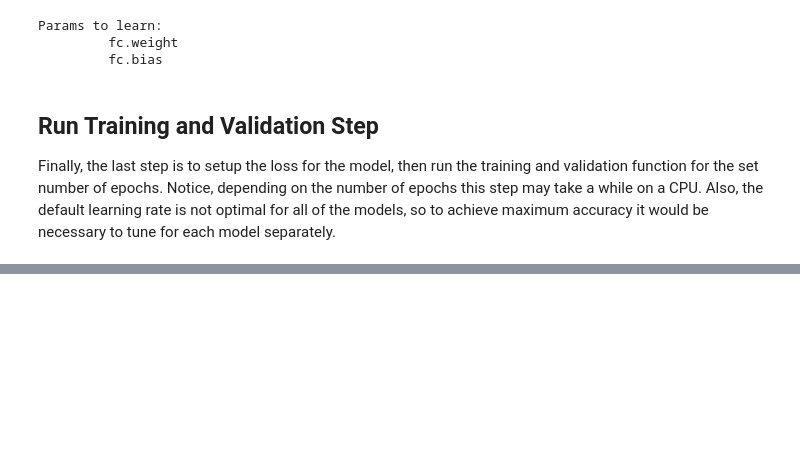
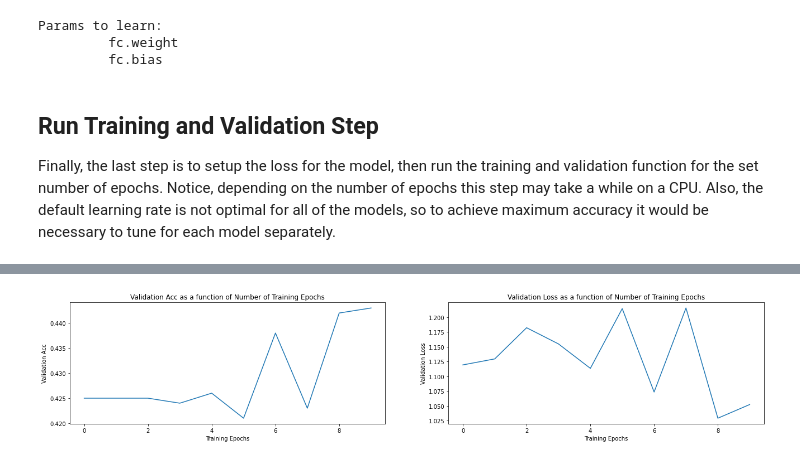
Before and after one commit to BrandonThaiTran/affective-computing-thesis, a Jupyter notebook: affectnet-analysis/affectnet_transfer_learning-classification.ipynb, the cells around one changed output, grey strips where cells are left out. Saved outputs shown, nothing was run; the diff lists cells and outputs as text; code cells hidden in the pictures; blank space fills up the shorter version.

```diff
--- a/affectnet-analysis/affectnet_transfer_learning-classification.ipynb
+++ b/affectnet-analysis/affectnet_transfer_learning-classification.ipynb
@@ -77,7 +77,7 @@ model_name = 'ResNeXt-101-32x8d'
 num_classes = 4
 
 # Batch size for training (change depending on how much memory you have)
-batch_size = 516
+batch_size = 32
 
 # Number of epochs to train for
 num_epochs = 10
@@ -85,6 +85,10 @@ num_epochs = 10
 # Flag for feature extracting. When False, we finetune the whole model,
 #   when True we only update the reshaped layer params
 feature_extract = True
+
+# Flag for reducing size of the training matrix. When False, we do not reduce the size,
+#   when True wwe reduce the size.
+reduce = True
 # %% [markdown]
 Helper Functions
 ----------------
@@ -523,9 +527,11 @@ class AffectnetDataset(Dataset):
         df = pd.read_csv(csv_file)
         if reduce_size:
 #             batch_counter = 0
-            self.data_frame = df[:100]
+            self.data_frame = df[:1000]
+#             self.data_frame = df[:len(df)//1000]
         else:
             self.data_frame = df
+
         self.data_dir = data_dir
         self.transform = transform
 
@@ -595,8 +601,8 @@ data_transforms = {
 print("Initializing Datasets and Dataloaders...\n")
 
 # Create training and validation datasets
-training_dataset = AffectnetDataset(csv_dir + '/training.csv', data_dir, data_transforms['train'], reduce_size = False)
-validation_dataset = AffectnetDataset(csv_dir + '/validation.csv', data_dir, data_transforms['val'], reduce_size = False)
+training_dataset = AffectnetDataset(csv_dir + '/training.csv', data_dir, data_transforms['train'], reduce_size = reduce)
+validation_dataset = AffectnetDataset(csv_dir + '/validation.csv', data_dir, data_transforms['val'], reduce_size = reduce)
 
 # Lengths of both datasets
 print("Number of training images:", len(training_dataset), "Number of validation images:", len(validation_dataset))
@@ -693,18 +734,27 @@ Epoch 0/9
 # %%
 # # Plot the training curves of validation loss vs. number of training epochs
 # plt.title("Validation Loss as a function of Number of Training Epochs")
 # plt.xlabel("Training Epochs")
 # plt.ylabel("Validation Loss")
 # plt.plot(range(1,num_epochs+1),hist)
 # plt.xticks(np.arange(1, num_epochs+1, 1.0))
 # plt.show()
 # print(hist)
 
 # Plot the training curves of validation loss vs. number of training epochs
-plt.title("Validation Acc as a function of Number of Training Epochs")
-plt.xlabel("Training Epochs")
-plt.ylabel("Validation Acc")
-plt.plot(range(1,num_epochs+1),hist)
-plt.xticks(np.arange(1, num_epochs+1, 1.0))
+
+# Plot the training curves of validation loss vs. number of training epochs
+fig, (plt1, plt2) = plt.subplots(1,2)
+# Set titles
+plt1.set_title("Validation Acc as a function of Number of Training Epochs")
+plt2.set_title("Validation Loss as a function of Number of Training Epochs")
+# Labels
+plt1.set(xlabel="Training Epochs", ylabel="Validation Acc")
+plt2.set(xlabel="Training Epochs", ylabel="Validation Loss")
+# Plot
+plt1.plot(range(0,len(acc_hist)),acc_hist)
+plt2.plot(range(0,len(loss_hist)),loss_hist)
+plt.subplots_adjust(right=3)
 plt.show()
-print(hist)
+# %% [output]
+[figure, added]
```
Also changed, not shown: parts of 4 cells of this notebook.
